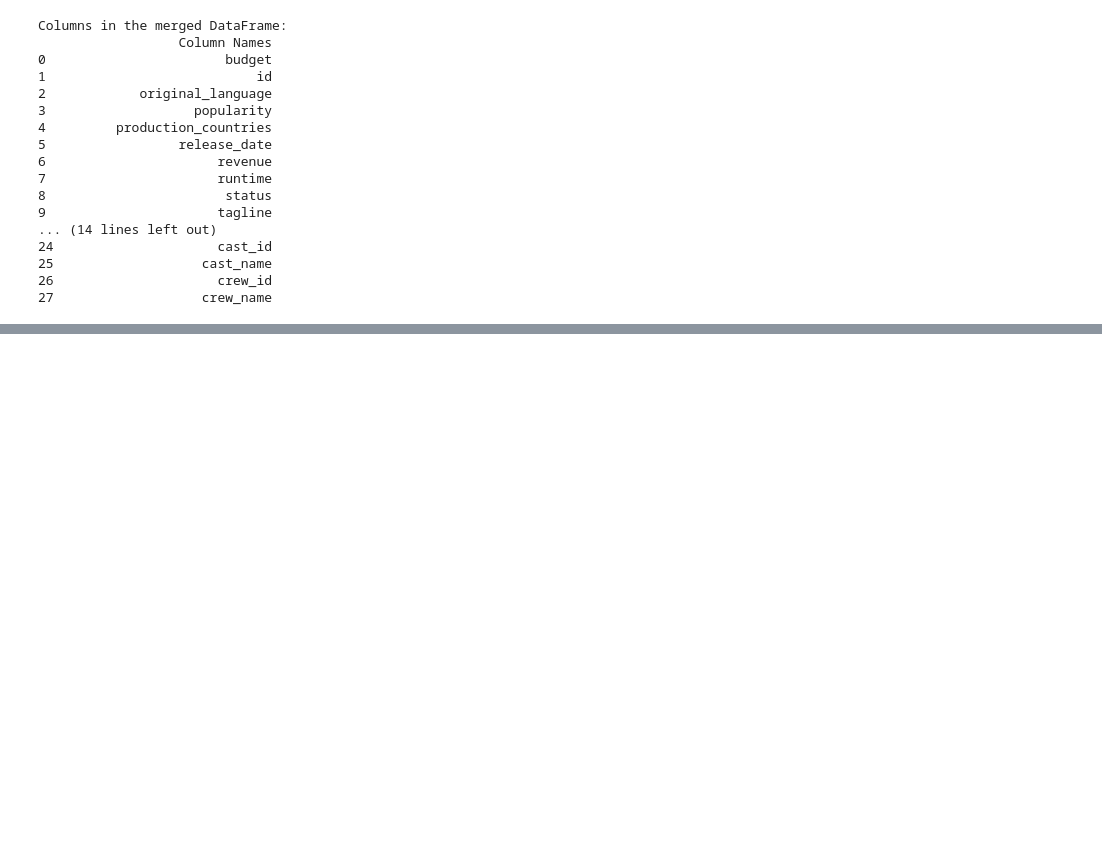
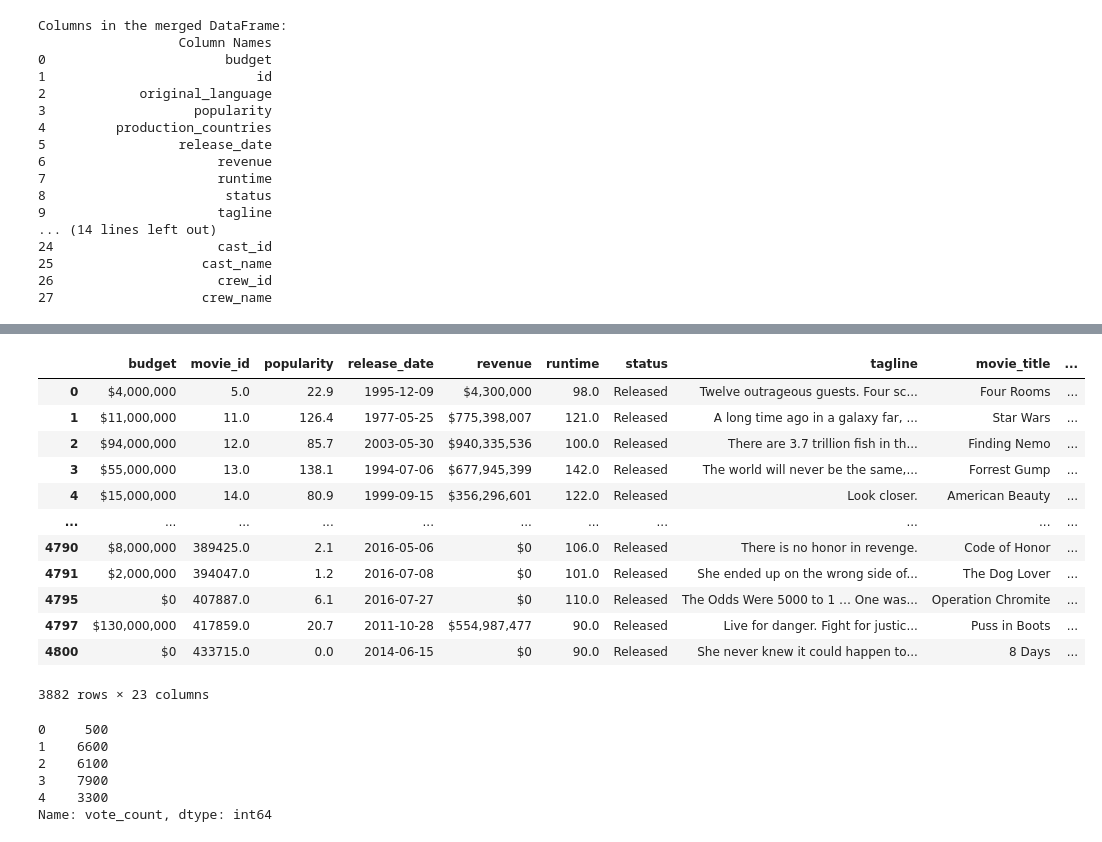
Before and after one commit to riosrose/UCB_project4_group6, a Jupyter notebook: cleaned_up.ipynb, the cells around one changed output, grey strips where cells are left out. Saved outputs shown, nothing was run; the diff lists cells and outputs as text; code cells hidden in the pictures; blank space fills up the shorter version.

Commit message:
Pushing cleaned_up notebook

```diff
--- a/data_clean_upRRios.ipynb
+++ b/cleaned_up.ipynb
@@ -596,0 +607,3 @@ Columns in the merged DataFrame:
+# %%
+cleaned_merged_df = merged_data.drop(columns=['original_language', 'production_countries', 'holiday_name', 'movie_id', 'title_y'])
+cleaned_merged_df.head(2)
@@ -596,0 +615,3 @@ Columns in the merged DataFrame:
+# %%
+cleaned_merged_df = cleaned_merged_df.rename(columns={'id': 'movie_id', 'title_x': 'movie_title', 'iso_3166_1': 'country_short', 'release_date_seasonholiday': 'release_date_season', 'Oscar Year': 'oscar_year', 'Year of Release': 'year_of_release', 'Award': 'award', 'cast_id': 'actor_id', 'cast_name': 'actor', 'crew_id': 'director_id', 'crew_name': 'director_name'})
+cleaned_merged_df.head(5)
@@ -596,0 +626,6 @@ Columns in the merged DataFrame:
+# %%
+# Replace NaN values in the 'award' column with 'Non-nominee'
+cleaned_merged_df['award'] = cleaned_merged_df['award'].fillna('Non-nominee')
+
+# Display the updated DataFrame
+cleaned_merged_df.head()
@@ -596,0 +640,7 @@ Columns in the merged DataFrame:
+# %%
+# Replace NaN values in 'oscar_year' and 'year_of_release' columns with 0
+cleaned_merged_df['oscar_year'] = cleaned_merged_df['oscar_year'].fillna(0)
+cleaned_merged_df['year_of_release'] = cleaned_merged_df['year_of_release'].fillna(0)
+
+# Display the updated DataFrame
+cleaned_merged_df.head(5)
@@ -596,0 +696,42 @@ Columns in the merged DataFrame:
+# %%
+cleaned_merged_df = cleaned_merged_df.dropna()
+cleaned_merged_df
+# %% [output]
+|  | budget | movie_id | popularity | release_date | revenue | runtime | status | tagline | movie_title | ... |
+| 0 | $4,000,000 | 5.0 | 22.9 | 1995-12-09 | $4,300,000 | 98.0 | Released | Twelve outrageous guests. Four sc... | Four Rooms | ... |
+| 1 | $11,000,000 | 11.0 | 126.4 | 1977-05-25 | $775,398,007 | 121.0 | Released | A long time ago in a galaxy far, ... | Star Wars | ... |
+| 2 | $94,000,000 | 12.0 | 85.7 | 2003-05-30 | $940,335,536 | 100.0 | Released | There are 3.7 trillion fish in th... | Finding Nemo | ... |
+| 3 | $55,000,000 | 13.0 | 138.1 | 1994-07-06 | $677,945,399 | 142.0 | Released | The world will never be the same,... | Forrest Gump | ... |
+| 4 | $15,000,000 | 14.0 | 80.9 | 1999-09-15 | $356,296,601 | 122.0 | Released | Look closer. | American Beauty | ... |
+| ... | ... | ... | ... | ... | ... | ... | ... | ... | ... | ... |
+| 4790 | $8,000,000 | 389425.0 | 2.1 | 2016-05-06 | $0 | 106.0 | Released | There is no honor in revenge. | Code of Honor | ... |
+| 4791 | $2,000,000 | 394047.0 | 1.2 | 2016-07-08 | $0 | 101.0 | Released | She ended up on the wrong side of... | The Dog Lover | ... |
+| 4795 | $0 | 407887.0 | 6.1 | 2016-07-27 | $0 | 110.0 | Released | The Odds Were 5000 to 1 … One was... | Operation Chromite | ... |
+| 4797 | $130,000,000 | 417859.0 | 20.7 | 2011-10-28 | $554,987,477 | 90.0 | Released | Live for danger. Fight for justic... | Puss in Boots | ... |
+| 4800 | $0 | 433715.0 | 0.0 | 2014-06-15 | $0 | 90.0 | Released | She never knew it could happen to... | 8 Days | ... |
+3882 rows × 23 columns
+# %%
+# Function to convert shorthand notations like 'K' to actual integers
+def convert_vote_count(value):
+    if isinstance(value, str):
+        value = value.upper()
+        if 'K' in value:
+            # Remove the 'K' and multiply by 1000
+            return int(float(value.replace('K', '')) * 1000)
+        else:
+            # Handle other cases if needed (e.g., 'M' for millions)
+            return int(value)
+    return int(value)
+
+# Apply the function to the 'vote_count' column
+cleaned_merged_df['vote_count'] = cleaned_merged_df['vote_count'].apply(convert_vote_count)
+
+# Verify the column after conversion
+print(cleaned_merged_df['vote_count'].head())
+# %% [output]
+0     500
+1    6600
+2    6100
+3    7900
+4    3300
+Name: vote_count, dtype: int64
```
Also changed, not shown: parts of 9 cells of this notebook.
